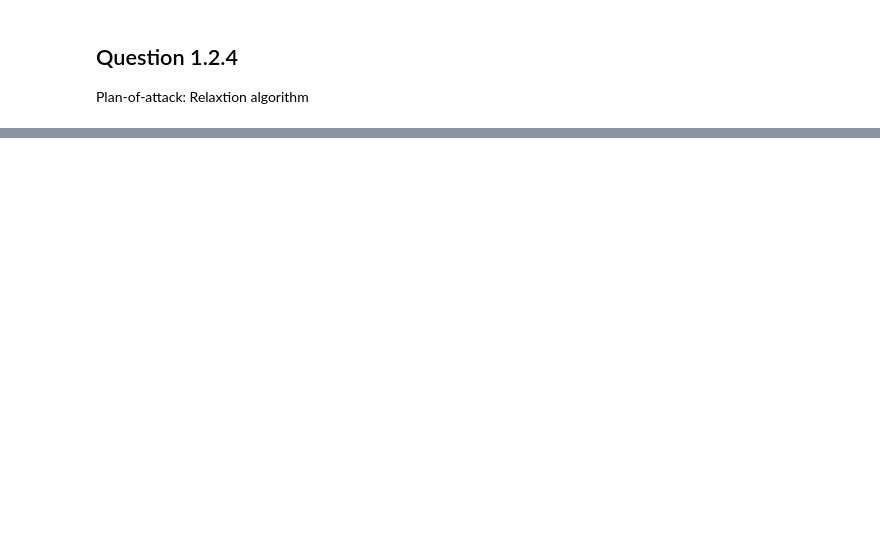
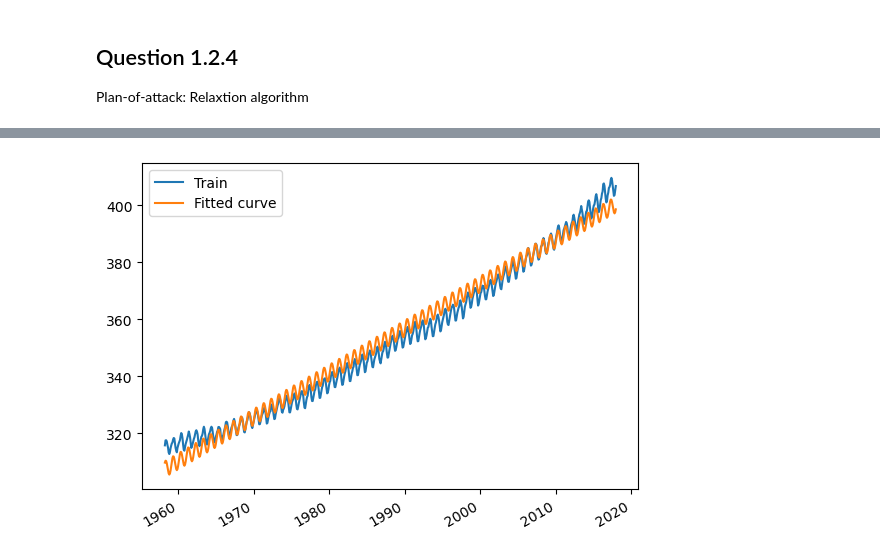
Before and after one commit to volesen/time-series-analysis, a Jupyter notebook: assignment1/assignment1.ipynb, the cells around one changed output, grey strips where cells are left out. Saved outputs shown, nothing was run; the diff lists cells and outputs as text; code cells hidden in the pictures; blank space fills up the shorter version.

```diff
--- a/assignment1/assignment1.ipynb
+++ b/assignment1/assignment1.ipynb
@@ -113,25 +104,3 @@ fig.show()
 ## Question 1.2.4
 
 Plan-of-attack: Relaxtion algorithm
-# %%
-def is_converged(beta1, beta2, tol=1e-5):
-    return np.linalg.norm(beta1 - beta2) < tol
-
-
-Sigma = np.eye(p) * sigma_hat2
-
-beta = beta_hat
-
-while True:
-    Sigma_inv = np.linalg.inv(Sigma)
-
-    Sigma = np.linalg.inv(X.T @ X / sigma_hat2 + Sigma_inv)
-
-    beta_new = Sigma @ (X.T @ y / sigma_hat2 + Sigma_inv @ beta)
-
-    if is_converged(beta, beta_new):
-        break
-
-    beta = beta_new
-
-beta
@@ -139,0 +154,15 @@ array([-2.70966921e+03,  1.54048858e+00,  2.79666606e+00, -3.37828870e-01])
+# %%
+y_hat = X @ beta
+
+# Plot the train set and the fitted curve
+fig, ax = plt.subplots()
+
+ax.plot(train["time"], train["co2"], label="Train")
+ax.plot(train["time"], y_hat, label="Fitted curve")
+
+ax.legend()
+
+fig.autofmt_xdate()
+fig.show()
+# %% [output]
+[figure, added]
```
Also changed, not shown: parts of 7 cells of this notebook.
